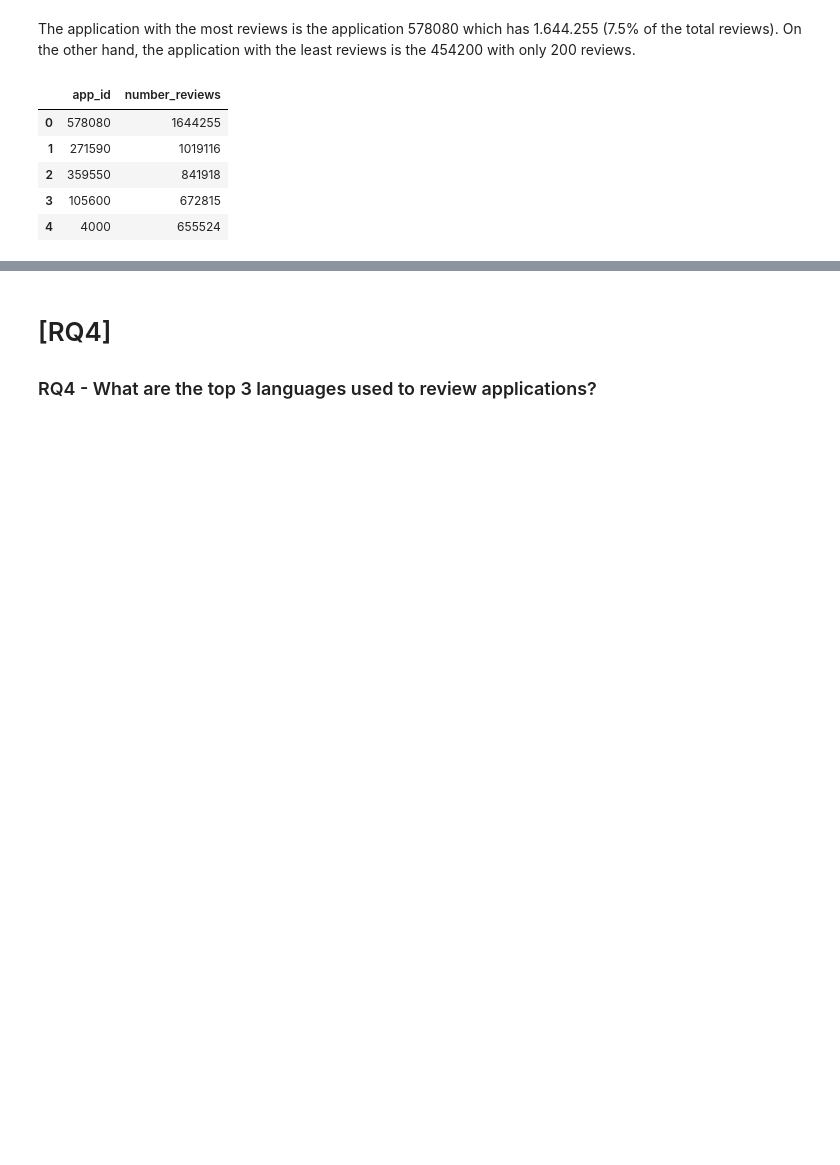
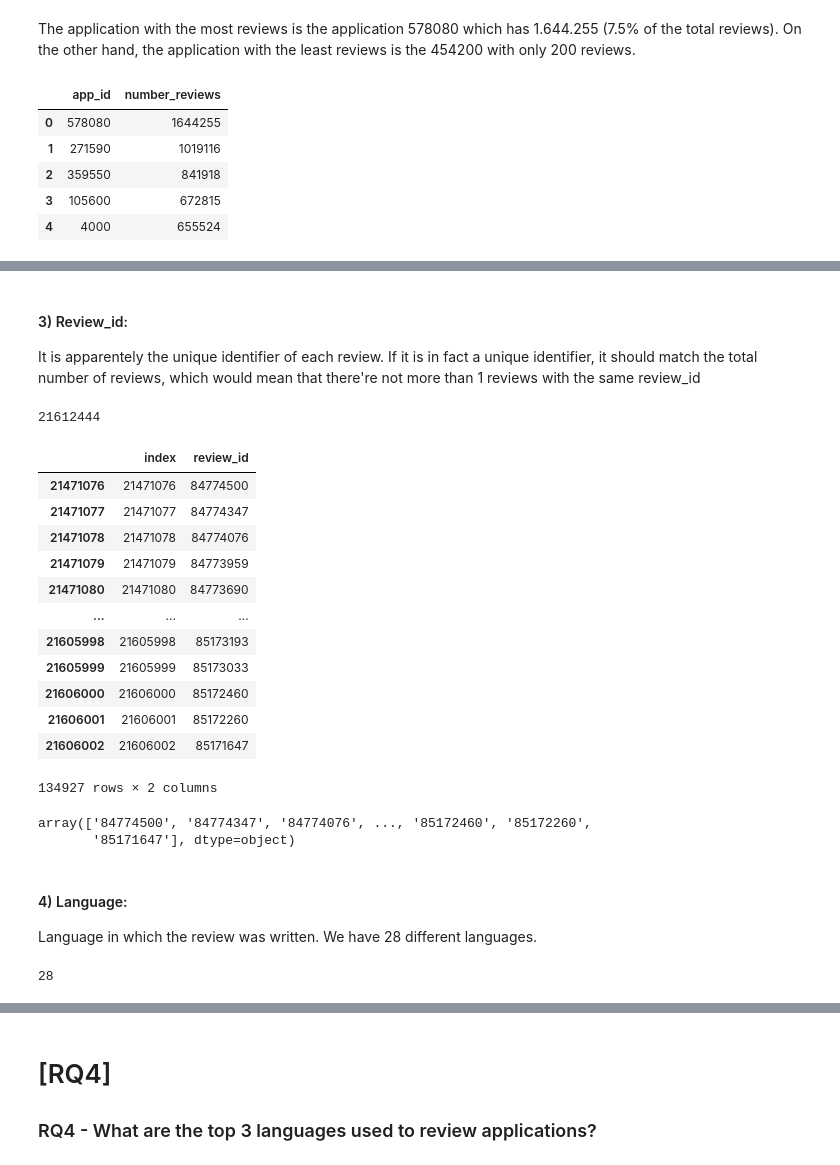
Before and after one commit to brauliovillalobos/ADM_HW2_Sapienza, a Jupyter notebook: HW_2_ADM.ipynb, the cells around one changed output, grey strips where cells are left out. Cells and saved outputs as stored; diff of their text form; code cells hidden in the pictures; blank space fills up the shorter version.

```diff
--- a/HW_2_ADM.ipynb
+++ b/HW_2_ADM.ipynb
@@ -232,0 +272,42 @@ most_reviews.head(5)
+# %% [markdown]
+#### 3) Review_id:
+
+It is apparentely the unique identifier of each review. If it is in fact a unique identifier, it should match the total number of reviews, which would mean that there're not more than 1 reviews with the same review_id
+# %%
+vaex_df.review_id.nunique()
+# %% [output]
+21612444
+# %%
+reviews_ids = vaex_df['review_id'].to_pandas_series().to_frame().reset_index()
+reviews_ids = reviews_ids.rename(columns = {'index':'index',0:'review_id'})
+# %%
+duplicate_reviews_ids = reviews_ids[reviews_ids.duplicated(['review_id'])]
+duplicate_reviews_ids
+# %% [output]
+|  | index | review_id |
+| 21471076 | 21471076 | 84774500 |
+| 21471077 | 21471077 | 84774347 |
+| 21471078 | 21471078 | 84774076 |
+| 21471079 | 21471079 | 84773959 |
+| 21471080 | 21471080 | 84773690 |
+| ... | ... | ... |
+| 21605998 | 21605998 | 85173193 |
+| 21605999 | 21605999 | 85173033 |
+| 21606000 | 21606000 | 85172460 |
+| 21606001 | 21606001 | 85172260 |
+| 21606002 | 21606002 | 85171647 |
+134927 rows × 2 columns
+# %%
+duplicate_reviews_ids['review_id'].unique()
+# %% [output]
+array(['84774500', '84774347', '84774076', ..., '85172460', '85172260',
+       '85171647'], dtype=object)
+# %% [markdown]
+#### 4) Language:
+
+Language in which the review was written. We have 28 different languages.
+# %%
+import matplotlib.pyplot as plt
+vaex_df.language.nunique()
+# %% [output]
+28
```
Also changed, not shown: parts of 79 cells of this notebook.
